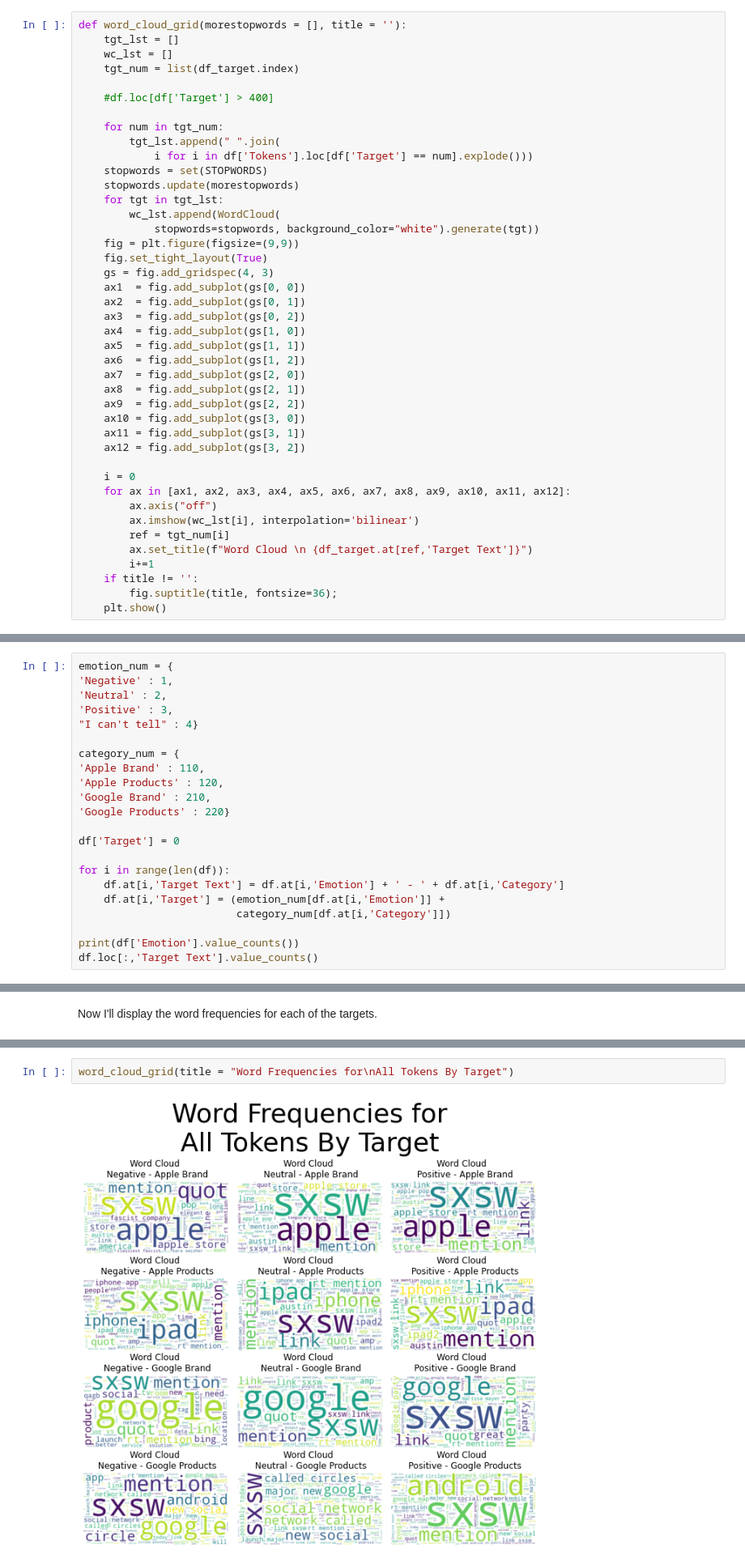
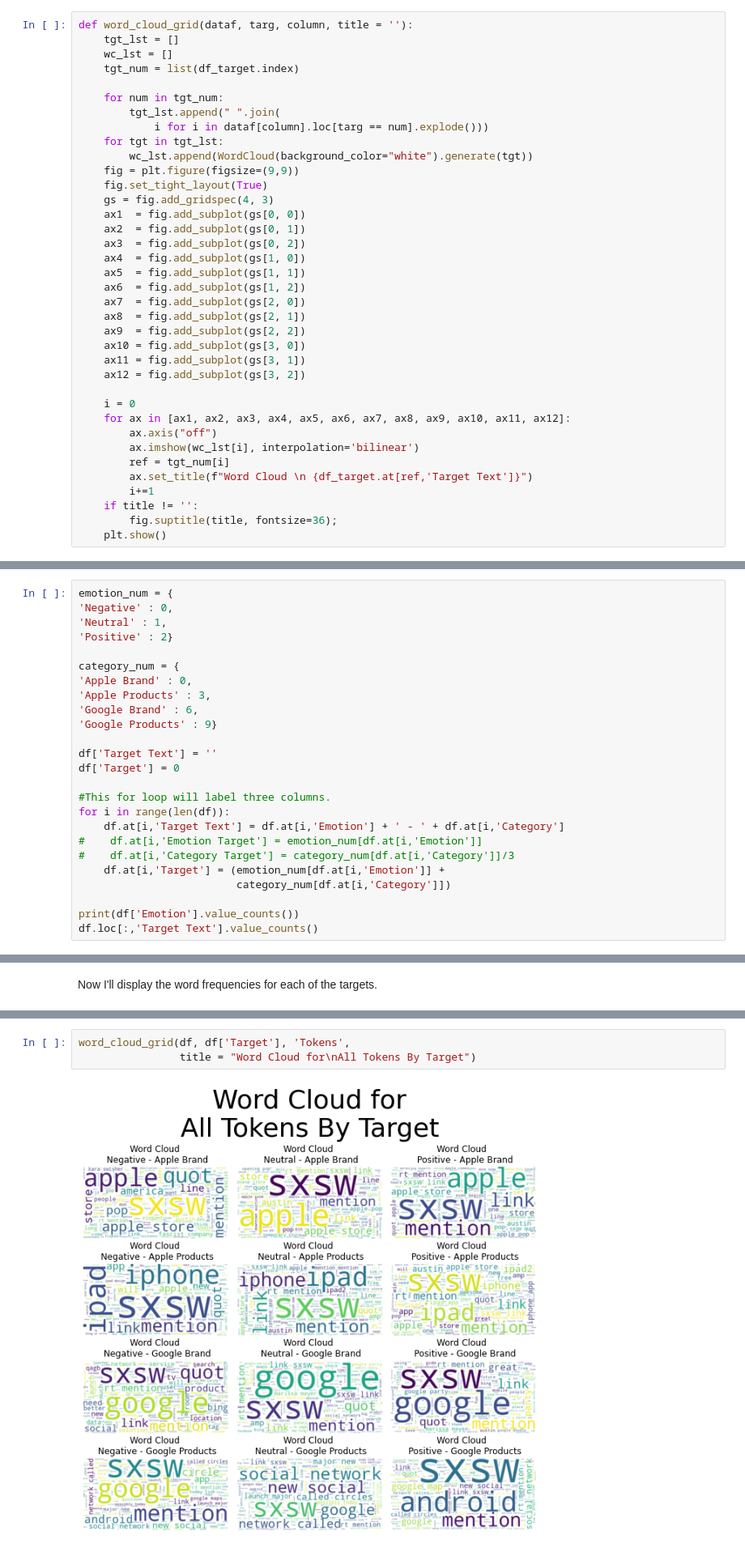
Before and after one commit to FunkyTable/Project-4-Advanced-Machine-Learning, a Jupyter notebook: student.ipynb, the cells around one changed output, grey strips where cells are left out. Shown at 81% size. Cells and saved outputs as stored; diff of their text form.

```diff
--- a/student.ipynb
+++ b/student.ipynb
@@ -293,21 +293,16 @@ def wc(tokens, title = '', morestopwords = []):
 # %% [markdown]
 ### *word_cloud_grid*: Plots twelve word clouds for each specified target.
 # %%
-def word_cloud_grid(morestopwords = [], title = ''):
+def word_cloud_grid(dataf, targ, column, title = ''):
     tgt_lst = []
     wc_lst = []
     tgt_num = list(df_target.index)
 
-    #df.loc[df['Target'] > 400]
-
     for num in tgt_num:
         tgt_lst.append(" ".join(
-            i for i in df['Tokens'].loc[df['Target'] == num].explode()))
-    stopwords = set(STOPWORDS)
-    stopwords.update(morestopwords)
+            i for i in dataf[column].loc[targ == num].explode()))
     for tgt in tgt_lst:
-        wc_lst.append(WordCloud(
-            stopwords=stopwords, background_color="white").generate(tgt))
+        wc_lst.append(WordCloud(background_color="white").generate(tgt))
     fig = plt.figure(figsize=(9,9))
     fig.set_tight_layout(True)
     gs = fig.add_gridspec(4, 3)
@@ -1294,20 +1314,23 @@ for i in range(len(df)):
 # %%
 emotion_num = {
-'Negative' : 1,
-'Neutral' : 2,
-'Positive' : 3,
-"I can't tell" : 4}
+'Negative' : 0,
+'Neutral' : 1,
+'Positive' : 2}
 
 category_num = {
-'Apple Brand' : 110,
-'Apple Products' : 120,
-'Google Brand' : 210,
-'Google Products' : 220}
+'Apple Brand' : 0,
+'Apple Products' : 3,
+'Google Brand' : 6,
+'Google Products' : 9}
 
+df['Target Text'] = ''
 df['Target'] = 0
 
+#This for loop will label three columns.
 for i in range(len(df)):
     df.at[i,'Target Text'] = df.at[i,'Emotion'] + ' - ' + df.at[i,'Category']
+#    df.at[i,'Emotion Target'] = emotion_num[df.at[i,'Emotion']]
+#    df.at[i,'Category Target'] = category_num[df.at[i,'Category']]/3
     df.at[i,'Target'] = (emotion_num[df.at[i,'Emotion']] +
                          category_num[df.at[i,'Category']])
 
@@ -1417,4 +1406,5 @@ wc(df['Tokens'], title = "Word Cloud for the Entire Dataset")
 # %%
-word_cloud_grid(title = "Word Frequencies for\nAll Tokens By Target")
+word_cloud_grid(df, df['Target'], 'Tokens',
+                title = "Word Cloud for\nAll Tokens By Target")
 # %% [output]
-[figure, old version]
+[figure, new version]
```
Also changed, not shown: parts of 111 cells of this notebook.
